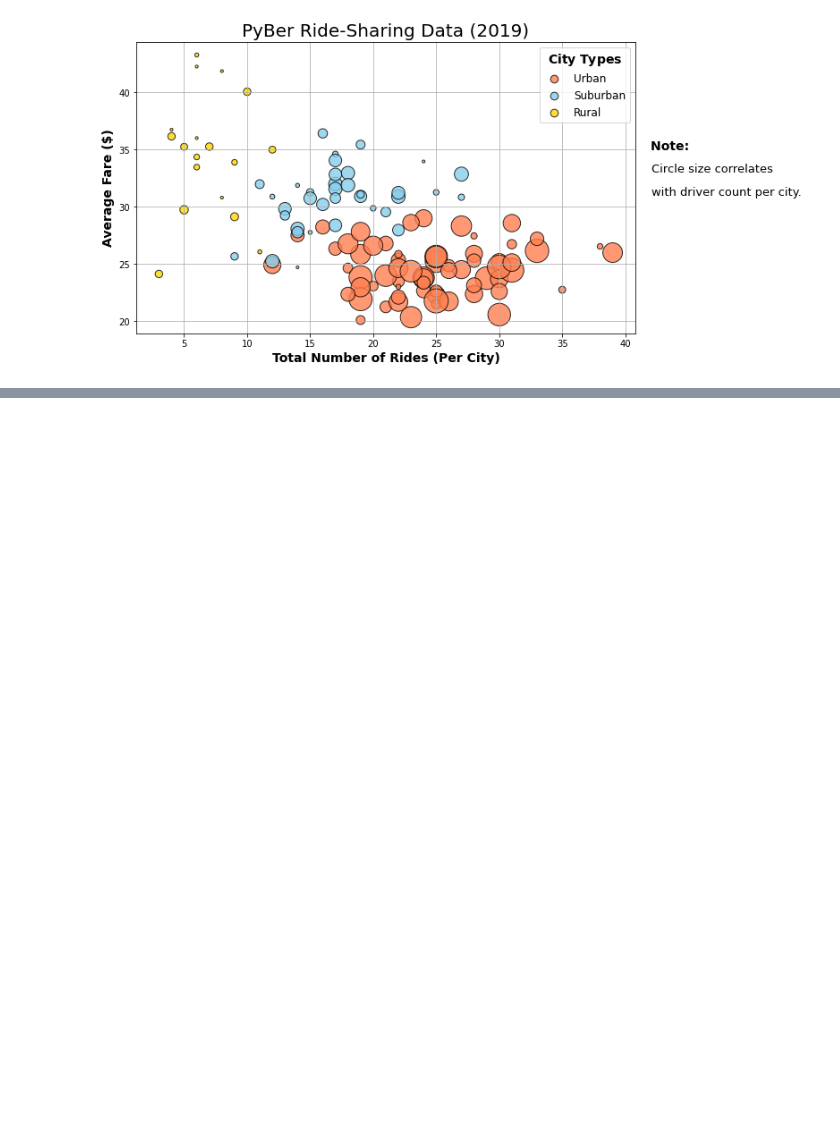
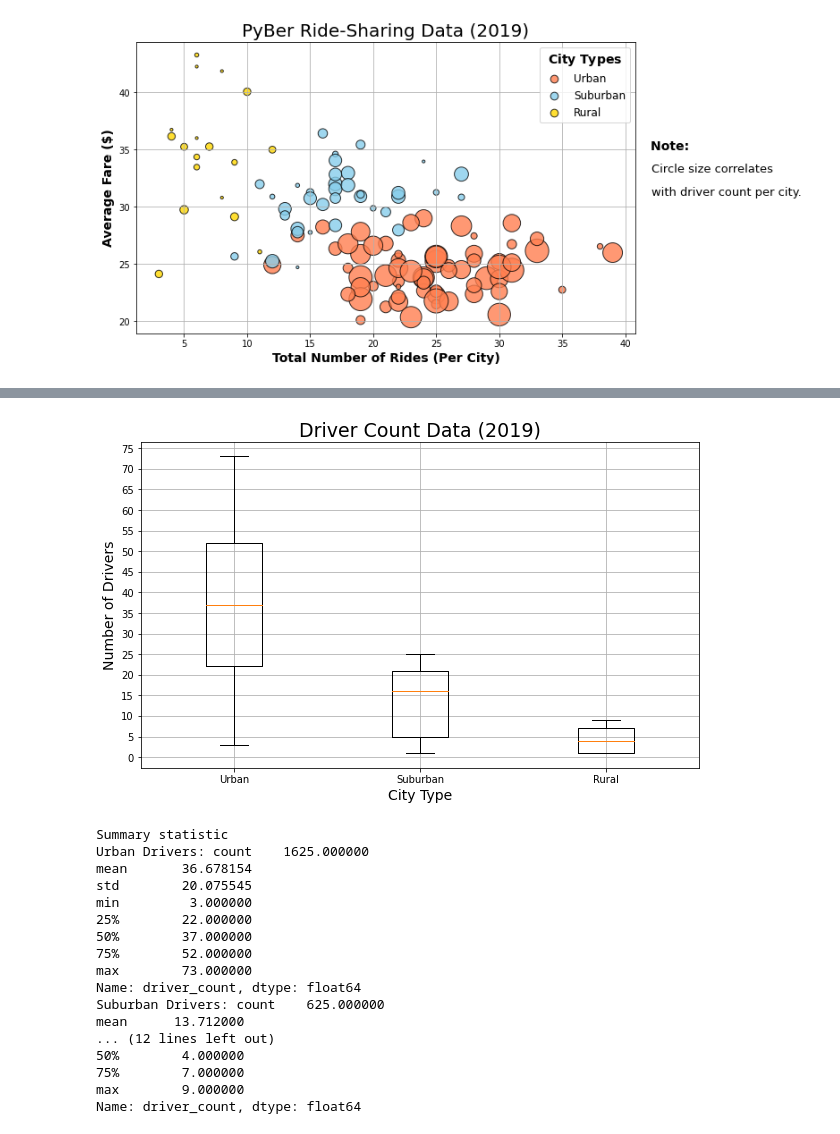
Before and after one commit to Lydiadel/PyBer_Analysis, a Jupyter notebook: Pyber.ipynb, the cells around one changed output, grey strips where cells are left out. Saved outputs shown, nothing was run; the diff lists cells and outputs as text; code cells hidden in the pictures; blank space fills up the shorter version.

```diff
--- a/Pyber.ipynb
+++ b/Pyber.ipynb
@@ -195,0 +437,42 @@ plt.show()
+# %%
+# Create a box-and-whisker plot for the driver count data
+x_labels=["Urban", "Suburban", "Rural"]
+fig,ax = plt.subplots(figsize=(10,6))
+drivers_count_data = (urban_drivers, suburban_drivers, rural_drivers)
+ax.boxplot(drivers_count_data, labels=x_labels)
+
+# Add the title, y-axis label and grid
+ax.set_title("Driver Count Data (2019)", fontsize=19)
+ax.set_ylabel("Number of Drivers", fontsize=14)
+ax.set_xlabel("City Type", fontsize=14)
+ax.set_yticks(np.arange(0,76,step=5))
+ax.grid()
+
+# Save figure
+plt.savefig("Analysis/Fig4.png", bbox_inches='tight', facecolor="white")
+
+# Display box-and-whisker plot
+plt.show()
+
+print(f"Summary statistic \nUrban Drivers: {urban_drivers.describe()}"
+      f"\nSuburban Drivers: {suburban_drivers.describe()}"
+      f"\nRural Drivers: {rural_drivers.describe()}")
+# %% [output]
+[figure, added]
+Summary statistic
+Urban Drivers: count    1625.000000
+mean       36.678154
+std        20.075545
+min         3.000000
+25%        22.000000
+50%        37.000000
+75%        52.000000
+max        73.000000
+Name: driver_count, dtype: float64
+Suburban Drivers: count    625.000000
+mean      13.712000
+... (12 lines left out)
+50%        4.000000
+75%        7.000000
+max        9.000000
+Name: driver_count, dtype: float64
```
Also changed, not shown: parts of 21 cells of this notebook.
